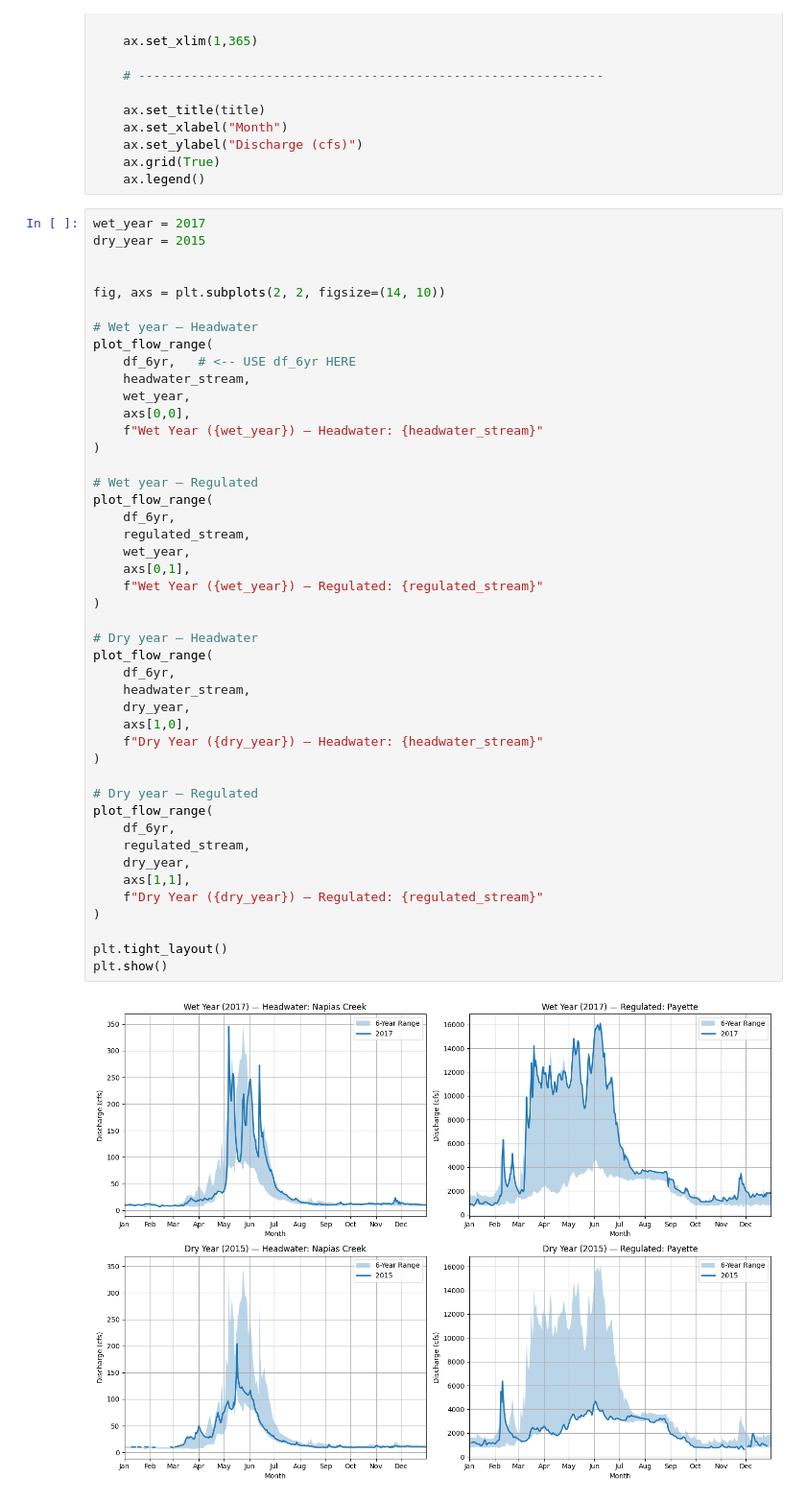
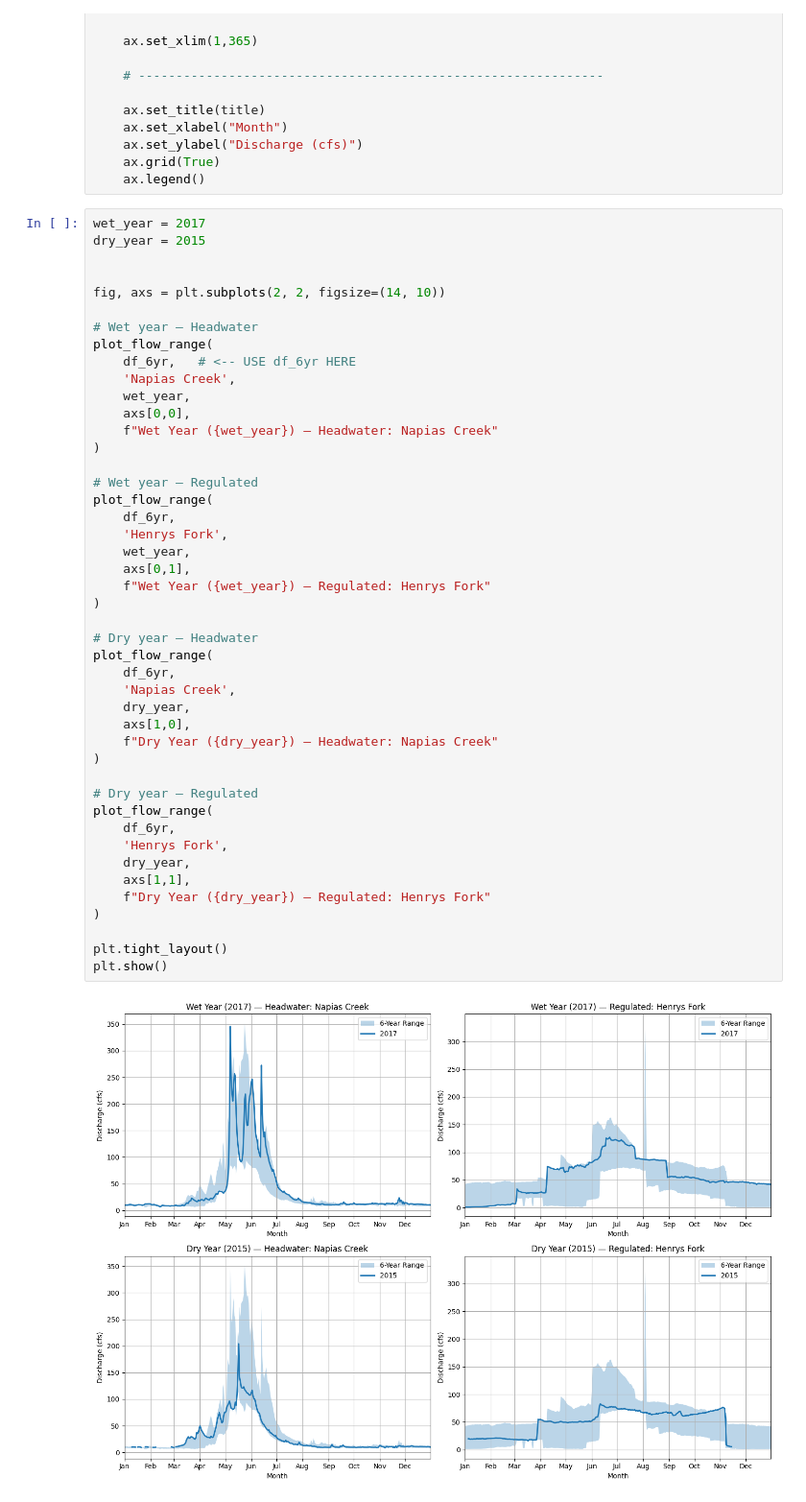
Before and after one commit to jhammond1234/HH_Assignment_1, a Jupyter notebook: notebooks/Assignment_1.ipynb, the cells around one changed output. Shown at 96% size. Cells and saved outputs as stored; diff of their text form.

```diff
--- a/notebooks/Assignment_1.ipynb
+++ b/notebooks/Assignment_1.ipynb
@@ -278,40 +259,40 @@ fig, axs = plt.subplots(2, 2, figsize=(14, 10))
 # Wet year — Headwater
 plot_flow_range(
     df_6yr,   # <-- USE df_6yr HERE
-    headwater_stream,
+    'Napias Creek',
     wet_year,
     axs[0,0],
-    f"Wet Year ({wet_year}) — Headwater: {headwater_stream}"
+    f"Wet Year ({wet_year}) — Headwater: Napias Creek"
 )
 
 # Wet year — Regulated
 plot_flow_range(
     df_6yr,
-    regulated_stream,
+    'Henrys Fork',
     wet_year,
     axs[0,1],
-    f"Wet Year ({wet_year}) — Regulated: {regulated_stream}"
+    f"Wet Year ({wet_year}) — Regulated: Henrys Fork"
 )
 
 # Dry year — Headwater
 plot_flow_range(
     df_6yr,
-    headwater_stream,
+    'Napias Creek',
     dry_year,
     axs[1,0],
-    f"Dry Year ({dry_year}) — Headwater: {headwater_stream}"
+    f"Dry Year ({dry_year}) — Headwater: Napias Creek"
 )
 
 # Dry year — Regulated
 plot_flow_range(
     df_6yr,
-    regulated_stream,
+    'Henrys Fork',
     dry_year,
     axs[1,1],
-    f"Dry Year ({dry_year}) — Regulated: {regulated_stream}"
+    f"Dry Year ({dry_year}) — Regulated: Henrys Fork"
 )
 
 plt.tight_layout()
 plt.show()
 # %% [output]
-[figure, old version]
+[figure, new version]
```
Also changed, not shown: parts of 7 cells of this notebook.
